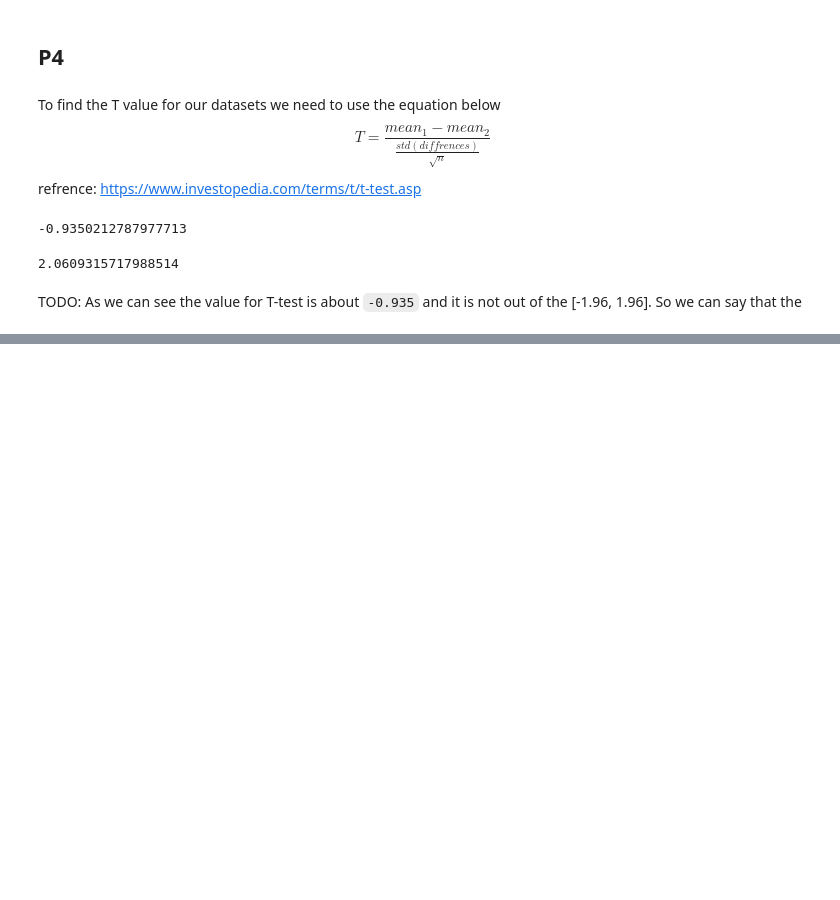
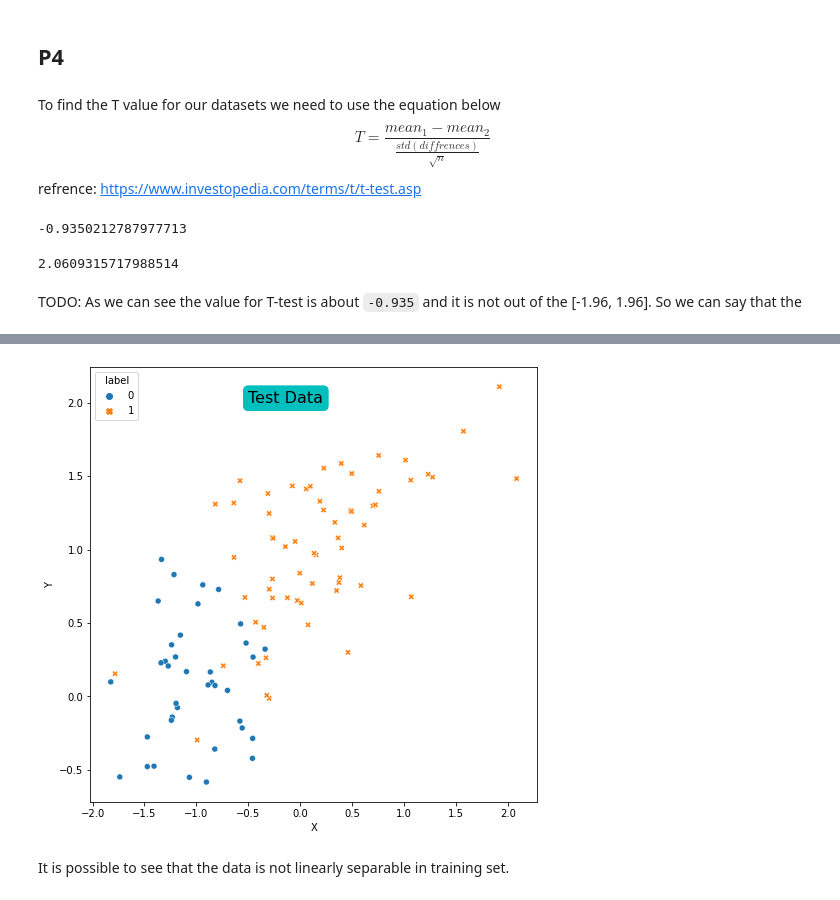
Before and after one commit to amindadgar/Machine-Learning, a Jupyter notebook: HW2/main.ipynb, the cells around one changed output, grey strips where cells are left out. Cells and saved outputs as stored; diff of their text form; code cells hidden in the pictures; blank space fills up the shorter version.

```diff
--- a/HW2/main.ipynb
+++ b/HW2/main.ipynb
@@ -359,0 +491,13 @@ TODO: As we can see the value for T-test is about `-0.935` and it is not out of
+# %%
+## plotting the test data
+plt.figure(figsize=(8,8))
+sns.scatterplot(data=test_ds, x='X', y='Y',
+                style='label',
+                hue='label')
+plt.text(y=2, x=-0.5, s='Test Data', size=16, bbox=dict(boxstyle='round',
+                                                          color='c'))
+plt.show()
+# %% [output]
+[figure, added]
+# %% [markdown]
+It is possible to see that the data is not linearly separable in training set.
```
Also changed, not shown: parts of 28 cells of this notebook, 4 other files.
